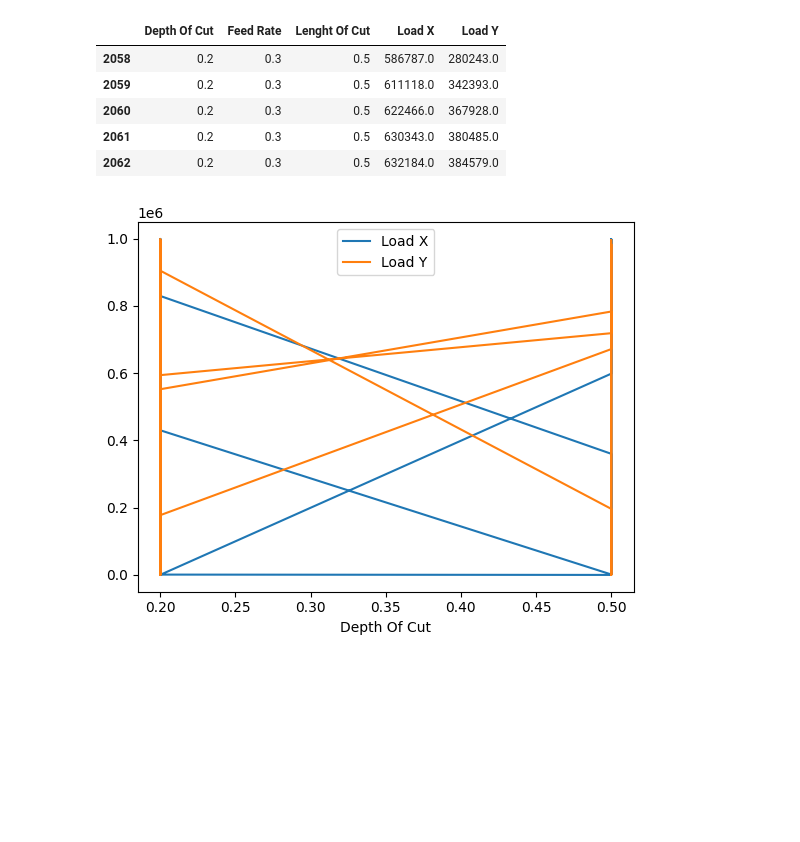
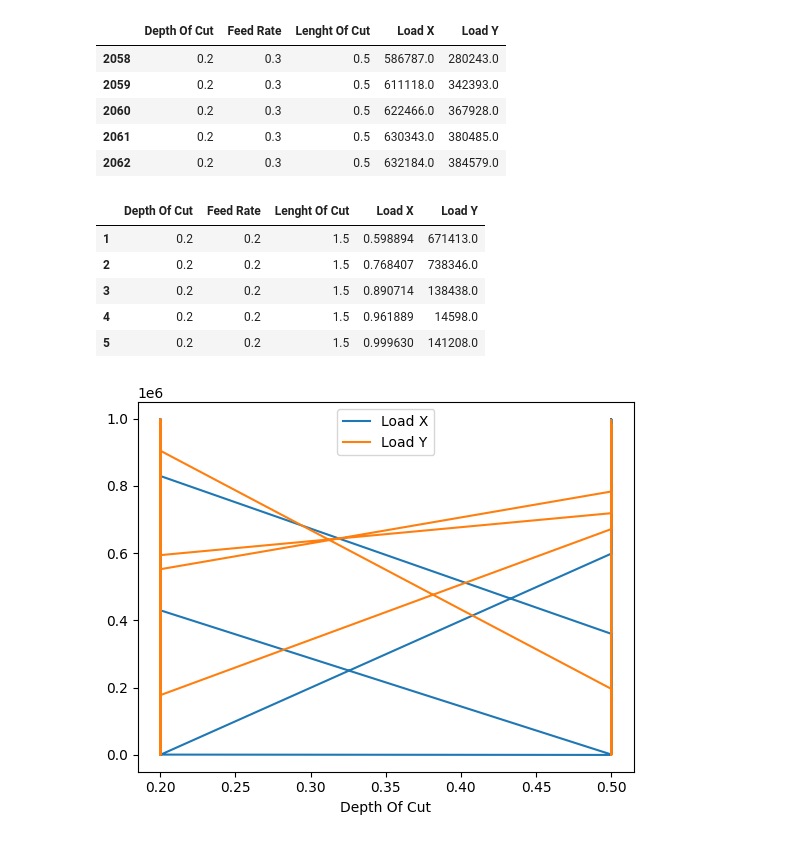
Before and after one commit to viceCalibras/oki, a Jupyter notebook: data_mining.ipynb, the cells around one changed output. Cells and saved outputs as stored; diff of their text form; code cells hidden in the pictures; blank space fills up the shorter version.

Commit message:
normalized data

```diff
--- a/data_mining.ipynb
+++ b/data_mining.ipynb
@@ -75,6 +75,19 @@ df.tail()
 | 2060 | 0.2 | 0.3 | 0.5 | 622466.0 | 367928.0 |
 | 2061 | 0.2 | 0.3 | 0.5 | 630343.0 | 380485.0 |
 | 2062 | 0.2 | 0.3 | 0.5 | 632184.0 | 384579.0 |
+# %%
+# Normalize the output variables.
+df['Load X']=(df['Load X']-df['Load X'].min())/(df['Load X'].max()-df['Load X'].min())
+df['Load Y']=(df['Load X']-df['Load X'].min())/(df['Load X'].max()-df['Load X'].min())
+# %%
+df.head()
+# %% [output]
+|  | Depth Of Cut | Feed Rate | Lenght Of Cut | Load X | Load Y |
+| 1 | 0.2 | 0.2 | 1.5 | 0.598894 | 671413.0 |
+| 2 | 0.2 | 0.2 | 1.5 | 0.768407 | 738346.0 |
+| 3 | 0.2 | 0.2 | 1.5 | 0.890714 | 138438.0 |
+| 4 | 0.2 | 0.2 | 1.5 | 0.961889 | 14598.0 |
+| 5 | 0.2 | 0.2 | 1.5 | 0.999630 | 141208.0 |
 # %%
 # Visualize the cleaned data.
 # %%
```
Also changed, not shown: 1 other file.
